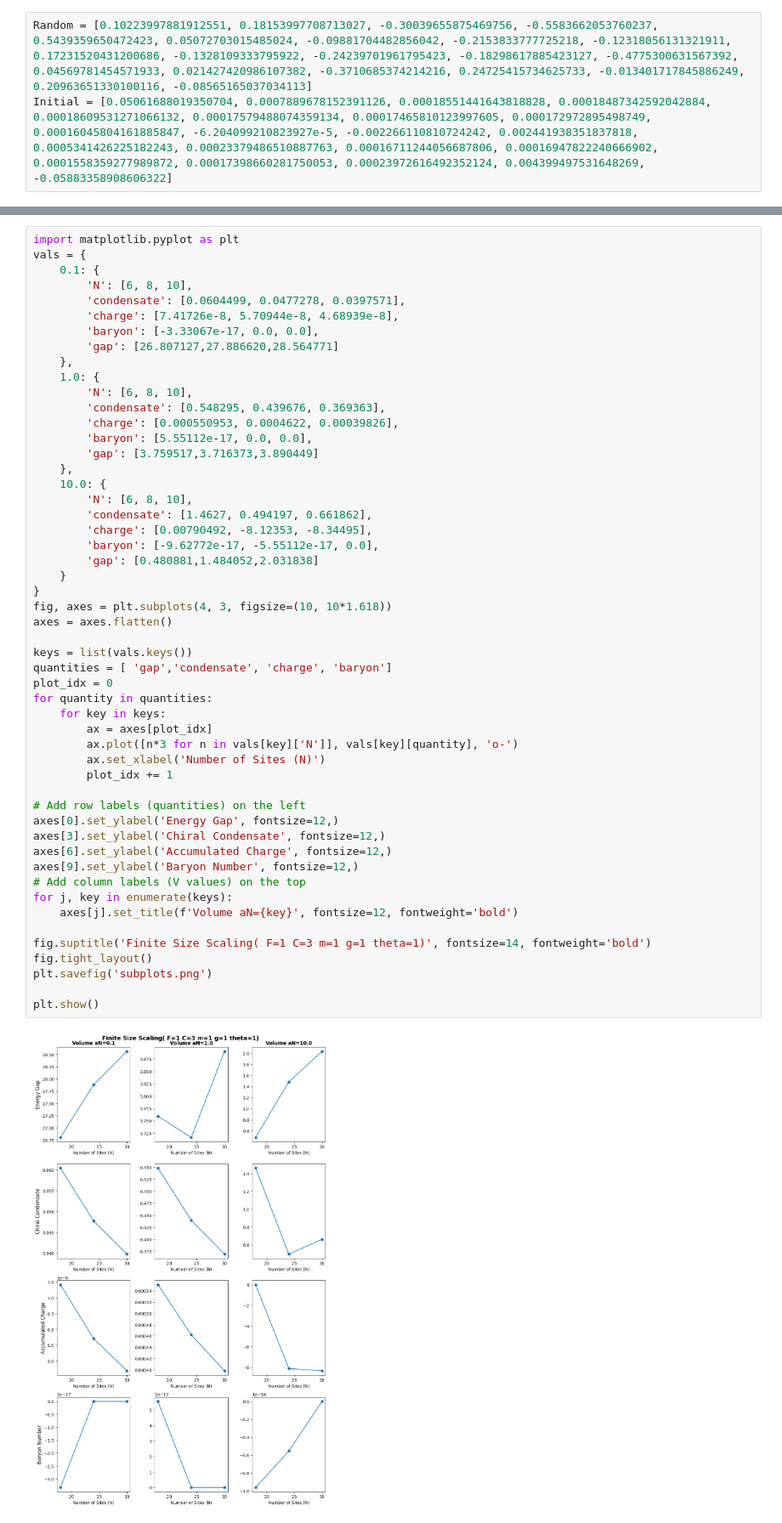
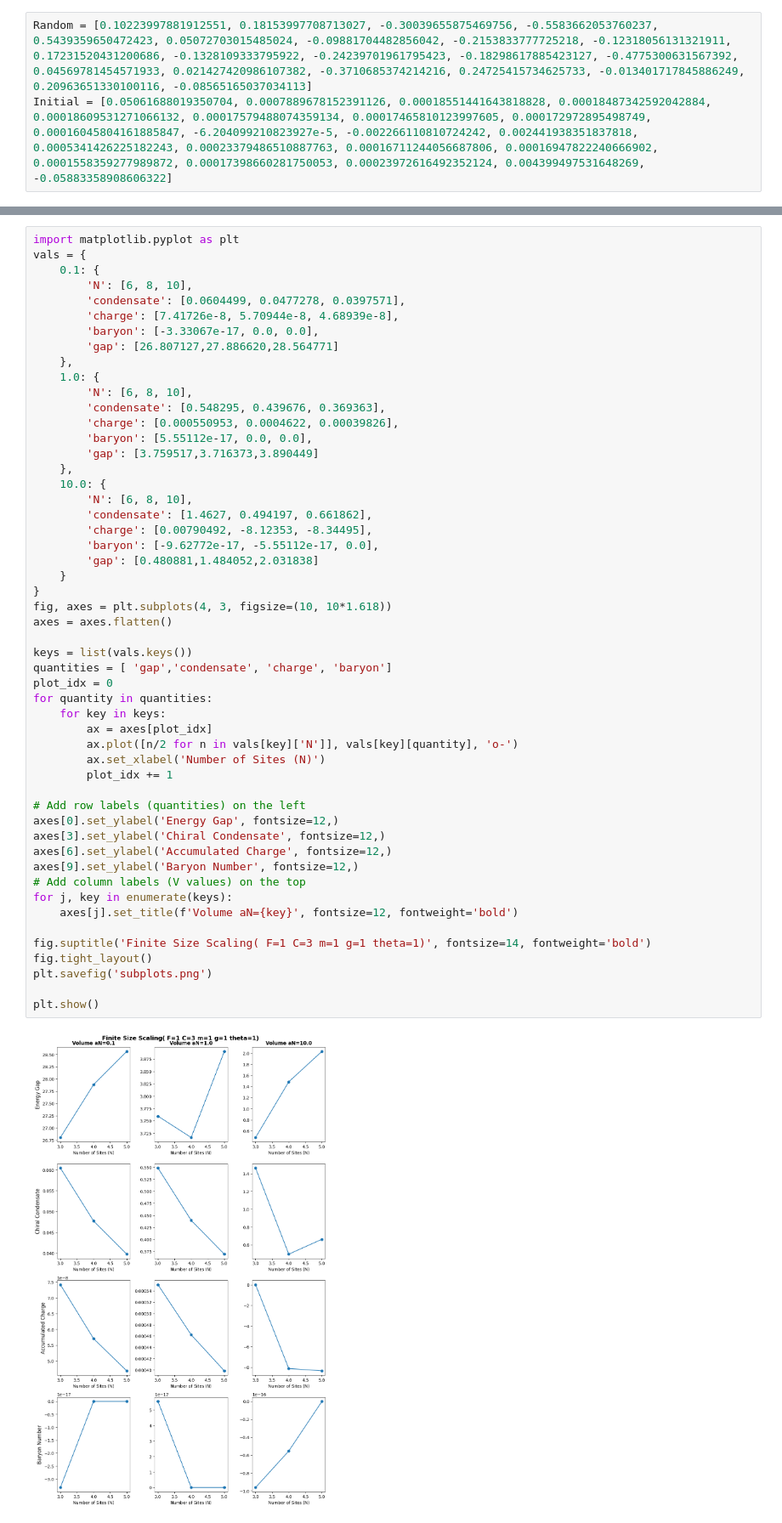
Before and after one commit to aradhbisarya/physics_697_fall_2025_Max_Aradh_project, a Jupyter notebook: python_code.ipynb, the cells around one changed output, grey strips where cells are left out. Shown at 85% size. Cells and saved outputs as stored; diff of their text form.

Commit message:
Updated plotting block

```diff
--- a/python_code.ipynb
+++ b/python_code.ipynb
@@ -111,35 +111,35 @@ vals = {
         'gap': [0.480881,1.484052,2.031838]
     }
 }
 fig, axes = plt.subplots(4, 3, figsize=(10, 10*1.618))
 axes = axes.flatten()
 
 keys = list(vals.keys())
 quantities = [ 'gap','condensate', 'charge', 'baryon']
 plot_idx = 0
 for quantity in quantities:
     for key in keys:
         ax = axes[plot_idx]
-        ax.plot([n*3 for n in vals[key]['N']], vals[key][quantity], 'o-')
+        ax.plot([n/2 for n in vals[key]['N']], vals[key][quantity], 'o-')
         ax.set_xlabel('Number of Sites (N)')
         plot_idx += 1
 
 # Add row labels (quantities) on the left
 axes[0].set_ylabel('Energy Gap', fontsize=12,)
 axes[3].set_ylabel('Chiral Condensate', fontsize=12,)
 axes[6].set_ylabel('Accumulated Charge', fontsize=12,)
 axes[9].set_ylabel('Baryon Number', fontsize=12,)
 # Add column labels (V values) on the top
 for j, key in enumerate(keys):
     axes[j].set_title(f'Volume aN={key}', fontsize=12, fontweight='bold')
 
 fig.suptitle('Finite Size Scaling( F=1 C=3 m=1 g=1 theta=1)', fontsize=14, fontweight='bold')
 fig.tight_layout()
 plt.savefig('subplots.png')
 
 plt.show()
 # %% [output]
-[figure, old version]
+[figure, new version]
 # %%
 print(keys)
 import numpy as np
```
Also changed, not shown: parts of 1 cell of this notebook.
